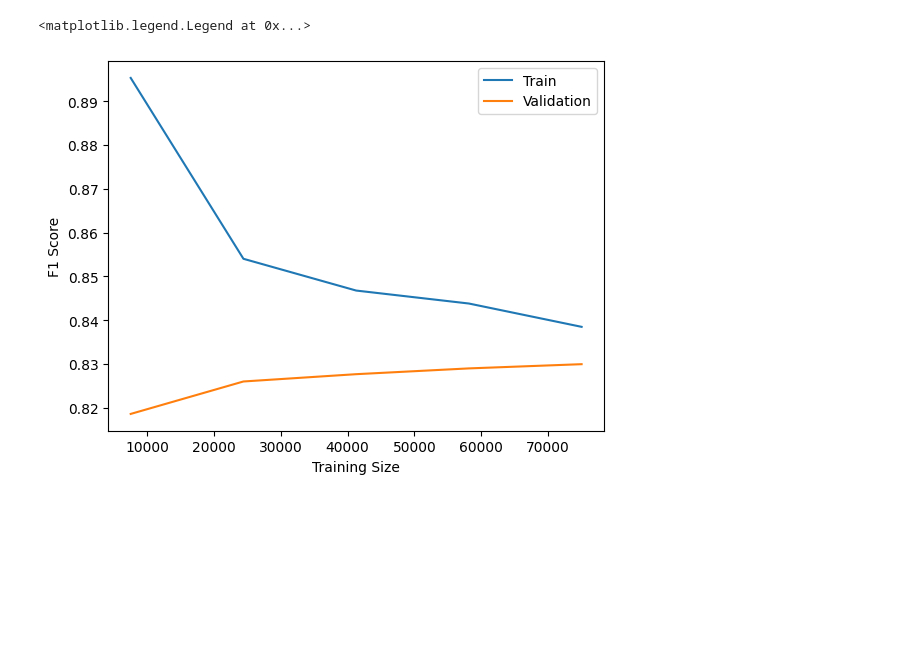
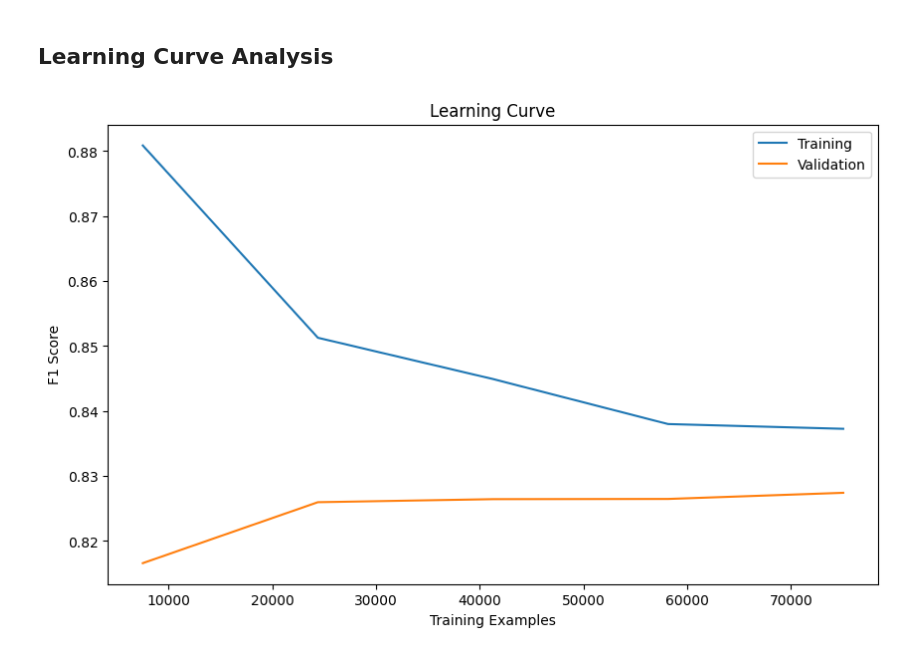
Before and after one commit to Doushabaoo/Mental_Health, a Jupyter notebook: notebooks/Model_Tuning.ipynb, the cells around one changed output. Drawn from its saved outputs; the diff is of its cells as text; code cells hidden in the pictures; blank space fills up the shorter version.

```diff
--- a/notebooks/Model_Tuning.ipynb
+++ b/notebooks/Model_Tuning.ipynb
@@ -51,8 +50,15 @@ params = {
 # %%
-from sklearn.model_selection import RandomizedSearchCV
+params = {
+    'n_estimators': [100, 200, 300],
+    'max_depth': [3, 6, 9],
+    'learning_rate': [0.01, 0.1, 0.3],
+    'gamma': [0, 0.1, 0.3],                # Min loss reduction to split
+    'reg_alpha': [0, 0.1, 1],              # L1 regularization
+    'reg_lambda': [0, 0.1, 1]              # L2 regularization
+}
 
-search = RandomizedSearchCV(
-    estimator=xgb,
+tuned_model = RandomizedSearchCV(
+    estimator=baseline_model,
     param_distributions=params,
     n_iter=50,           # Number of parameter combinations
     cv=3,                # 3-fold cross-validation
@@ -61,9 +67,6 @@ search = RandomizedSearchCV(
     random_state=42
 )
 
-search.fit(X_train, y_train)
-
-# Best parameters
-print("Best params:", search.best_params_)
+tuned_model.fit(X_train, y_train)
 # %% [output]
 Fitting 3 folds for each of 50 candidates, totalling 150 fits
@@ -86,6 +108,9 @@ Best params: {'reg_lambda': 0.1, 'reg_alpha': 0.1, 'n_estimators': 300, 'max_dep
 # %%
-best_xgb = search.best_estimator_
-preds = best_xgb.predict(X_val)
+best_model = tuned_model.best_estimator_
+tuned_preds = best_model.predict(X_val)
 
-print(f"Tuned Accuracy: {accuracy_score(y_val, preds):.4f}")
+print("\n=== Tuned Model Performance ===")
+print(f"Best Parameters: {tuned_model.best_params_}")
+print(f"Validation Accuracy: {accuracy_score(y_val, tuned_preds):.4f}")
+print(f"Validation F1 Score: {f1_score(y_val, tuned_preds):.4f}")
 # %% [output]
@@ -110,15 +160,19 @@ pd.DataFrame({
+# %% [markdown]
+## Learning Curve Analysis
 # %%
-from sklearn.model_selection import learning_curve
 
 train_sizes, train_scores, val_scores = learning_curve(
-    best_xgb, X_train, y_train, cv=3, scoring='f1'
+    best_model, X_train, y_train,
+    cv=3, scoring='f1', n_jobs=-1
 )
 
-plt.plot(train_sizes, np.mean(train_scores, axis=1), label='Train')
+plt.figure(figsize=(10, 6))
+plt.plot(train_sizes, np.mean(train_scores, axis=1), label='Training')
 plt.plot(train_sizes, np.mean(val_scores, axis=1), label='Validation')
-plt.xlabel('Training Size')
+plt.xlabel('Training Examples')
 plt.ylabel('F1 Score')
+plt.title('Learning Curve')
 plt.legend()
+plt.show()
 # %% [output]
-<matplotlib.legend.Legend at 0x...>
-[figure, old version]
+[figure, new version]
```
Also changed, not shown: parts of 22 cells of this notebook, 8 other files.
